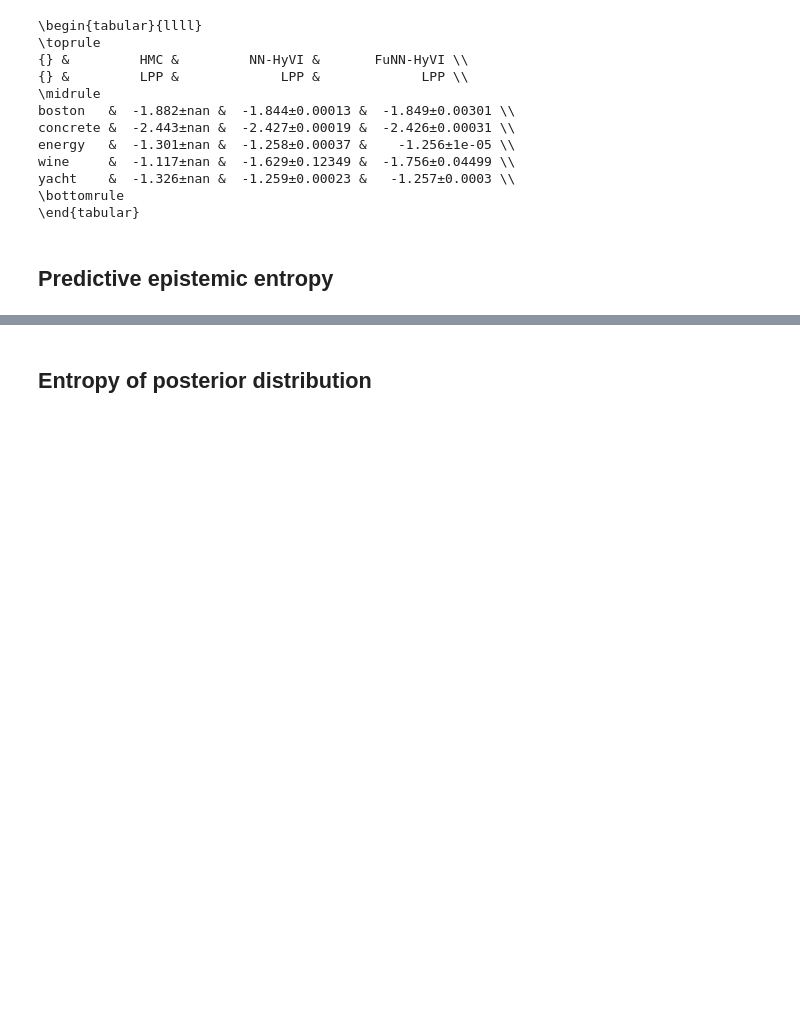
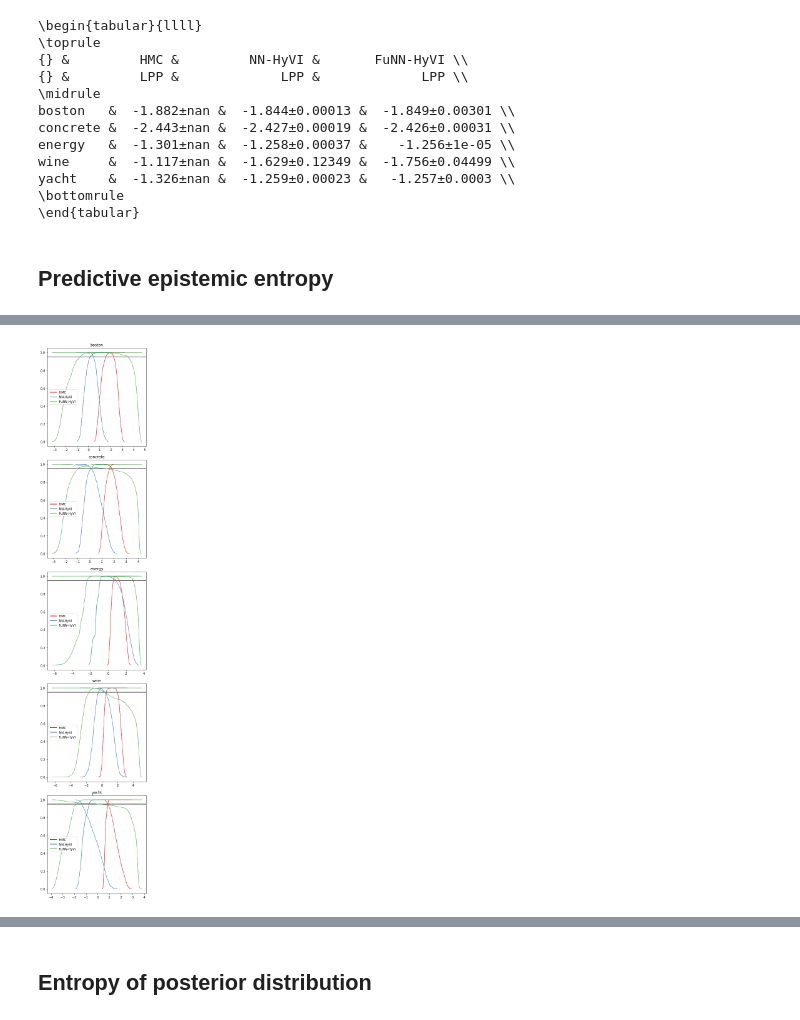
Before and after one commit to yannpequignot/IVISpaces, a Jupyter notebook: Notebooks/Paper_results.ipynb, the cells around one changed output, grey strips where cells are left out. Cells and saved outputs as stored; diff of their text form; code cells hidden in the pictures; blank space fills up the shorter version.

```diff
--- a/Notebooks/Paper_results.ipynb
+++ b/Notebooks/Paper_results.ipynb
@@ -274,0 +377,51 @@ plt.show()
+# %%
+import seaborn as sns
+from pylab import *
+import seaborn as sb
+cmap=plt.get_cmap('Set1')
+device =torch.device('cuda:0' if torch.cuda.is_available() else 'cpu')
+
+parameters = {'axes.labelsize':14,
+              'axes.titlesize': 12,
+              'xtick.labelsize' : 10,
+              'ytick.labelsize' : 10,
+              'figure.titlesize':14}
+plt.rcParams.update(parameters)
+
+n_datasets=5
+n_methods=3
+fig,ax=plt.subplots(n_datasets,1,figsize=(5,25))
+
+custom_lines = [Line2D([0], [0], color=cmap(m), lw=2) for m in range(n_methods)]
+custom_text=methods
+
+nb_splits=3
+d=0
+methods=[]
+for dataset, dic in Entropy.items():
+    m=0
+    for method, Hs in dic.items():
+        for split_nb in range(nb_splits):
+            TPR=TPRs[dataset][method][nb_split]
+            FNR=FNRs[dataset][method][nb_split]
+            thresh=THRESHs[dataset][method][nb_split]
+            #ax[d].plot(FNR.cpu(),TPR.cpu(), label=method)        #ROC
+            ax[d].plot(thresh.cpu(),TPR.cpu(), label=method, lw=1, color=cmap(m), alpha=0.6)
+            ax[d].plot(thresh.cpu(),1-FNR.cpu(), label=method, lw=1, color=cmap(m), alpha=0.6)
+        m+=1
+        methods.append(method)
+    ax[d].hlines([0.95], 0, 1, transform=ax[d].get_yaxis_transform(), colors='black')
+    ax[d].set_title(dataset)
+    lgd = ax[d].legend(custom_lines, custom_text, loc='best')
+
+    d+=1
+
+#fig.legend(loc='upper right', prop={'size': 8})
+fig.tight_layout()
+#fig.align_ylabels(ax[:, 0])
+plt.savefig('test.png', bbox_inches='tight')
+fig.savefig("Results/Exp1/TPRvsFNR_exp1.pdf", bbox_inches='tight', dpi=600)
+
+plt.show()
+# %% [output]
+[figure, added]
```
Also changed, not shown: parts of 61 cells of this notebook, 6 other files.
